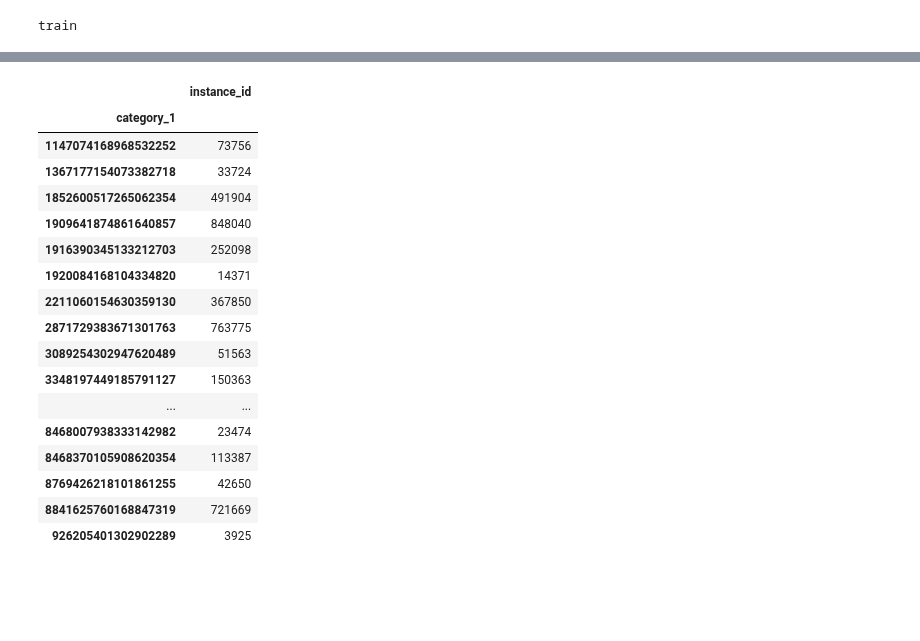
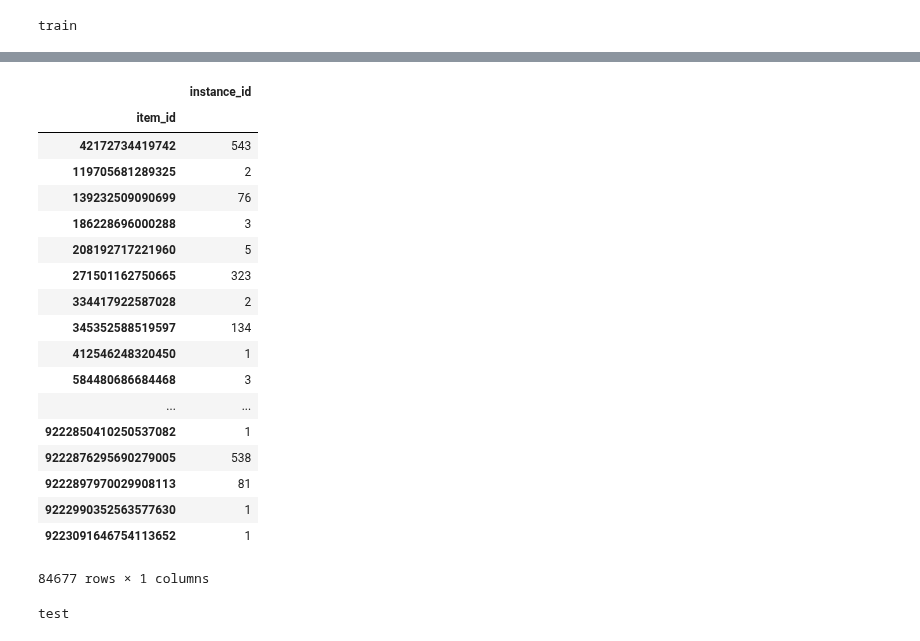
Before and after one commit to chenyunxing/tianchi-new, a Jupyter notebook: new/查看新数据.ipynb, the cells around one changed output, grey strips where cells are left out. Drawn from its saved outputs; the diff is of its cells as text; code cells hidden in the pictures; blank space fills up the shorter version.

```diff
--- a/new/查看新数据.ipynb
+++ b/new/查看新数据.ipynb
@@ -52,21 +59,22 @@ train.columns
 # %%
-train[['instance_id','category_1']].groupby('category_1').count()
+train[['instance_id','item_id']].groupby('item_id').count()
 # %% [output]
 |  | instance_id |
-| category_1 |  |
-| 1147074168968532252 | 73756 |
-| 1367177154073382718 | 33724 |
-| 1852600517265062354 | 491904 |
-| 1909641874861640857 | 848040 |
-| 1916390345133212703 | 252098 |
-| 1920084168104334820 | 14371 |
-| 2211060154630359130 | 367850 |
-| 2871729383671301763 | 763775 |
-| 3089254302947620489 | 51563 |
-| 3348197449185791127 | 150363 |
+| item_id |  |
+| 42172734419742 | 543 |
+| 119705681289325 | 2 |
+| 139232509090699 | 76 |
+| 186228696000288 | 3 |
+| 208192717221960 | 5 |
+| 271501162750665 | 323 |
+| 334417922587028 | 2 |
+| 345352588519597 | 134 |
+| 412546248320450 | 1 |
+| 584480686684468 | 3 |
 | ... | ... |
-| 8468007938333142982 | 23474 |
-| 8468370105908620354 | 113387 |
-| 8769426218101861255 | 42650 |
-| 8841625760168847319 | 721669 |
-| 926205401302902289 | 3925 |
+| 9222850410250537082 | 1 |
+| 9222876295690279005 | 538 |
+| 9222897970029908113 | 81 |
+| 9222990352563577630 | 1 |
+| 9223091646754113652 | 1 |
+84677 rows × 1 columns
@@ -72,0 +83,5 @@ train[['instance_id','category_1']].groupby('category_1').count()
+# %%
+print('test')
+test = pd.read_table('test.txt',sep=' ',index_col=False)
+# %% [output]
+test
```
Also changed, not shown: parts of 14 cells of this notebook, 1 other file.
